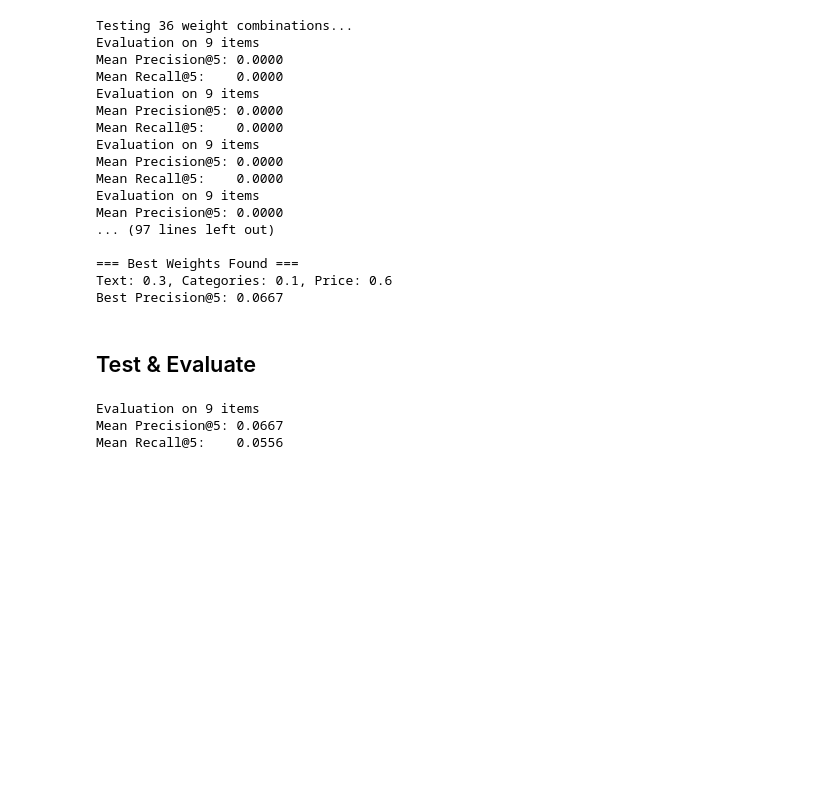
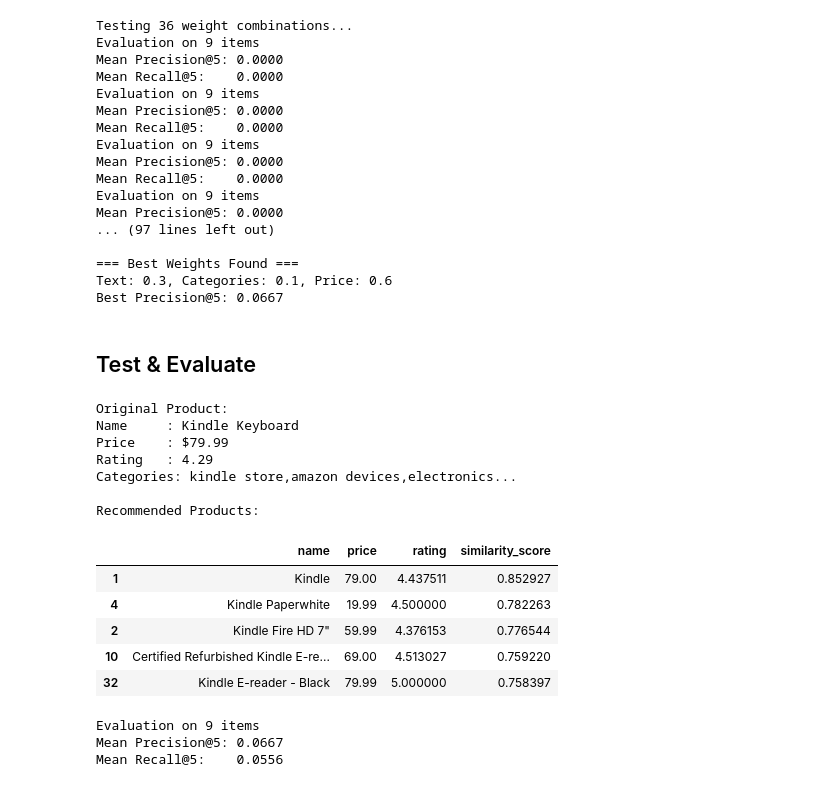
Before and after one commit to Fatemenamdar20/Amazon_recommendation, a Jupyter notebook: amazon.ipy.ipynb, the cells around one changed output. Cells and saved outputs as stored; diff of their text form; code cells hidden in the pictures; blank space fills up the shorter version.

Commit message:
test a product

```diff
--- a/amazon.ipy.ipynb
+++ b/amazon.ipy.ipynb
@@ -438,6 +438,38 @@ Text: 0.3, Categories: 0.1, Price: 0.6
 Best Precision@5: 0.0667
 # %% [markdown]
 ## Test & Evaluate
+# %%
+def recommend(product_idx, top_k=5):
+    product = df.iloc[product_idx]
+    print("Original Product:")
+    print(f"Name     : {product['name']}")
+    print(f"Price    : ${product['price']:.2f}")
+    print(f"Rating   : {product['rating']:.2f}")
+    print(f"Categories: {product['categories'][:100]}...\n")
+
+    print("Recommended Products:")
+    sim_scores = hybrid_sim[product_idx]
+    top_indices = np.argsort(sim_scores)[::-1][1:top_k+1]
+
+    recommendations = df.iloc[top_indices][['name', 'price', 'rating']].copy()
+    recommendations['similarity_score'] = sim_scores[top_indices]
+    return recommendations
+# %%
+recommend(0, top_k=5)
+# %% [output]
+Original Product:
+Name     : Kindle Keyboard
+Price    : $79.99
+Rating   : 4.29
+Categories: kindle store,amazon devices,electronics...
+
+Recommended Products:
+|  | name | price | rating | similarity_score |
+| 1 | Kindle | 79.00 | 4.437511 | 0.852927 |
+| 4 | Kindle Paperwhite | 19.99 | 4.500000 | 0.782263 |
+| 2 | Kindle Fire HD 7" | 59.99 | 4.376153 | 0.776544 |
+| 10 | Certified Refurbished Kindle E-re... | 69.00 | 4.513027 | 0.759220 |
+| 32 | Kindle E-reader - Black | 79.99 | 5.000000 | 0.758397 |
 # %%
 def evaluate_recommender(hybrid_sim, df, K=5):
     precisions = []
```
Also changed, not shown: parts of 1 cell of this notebook.
